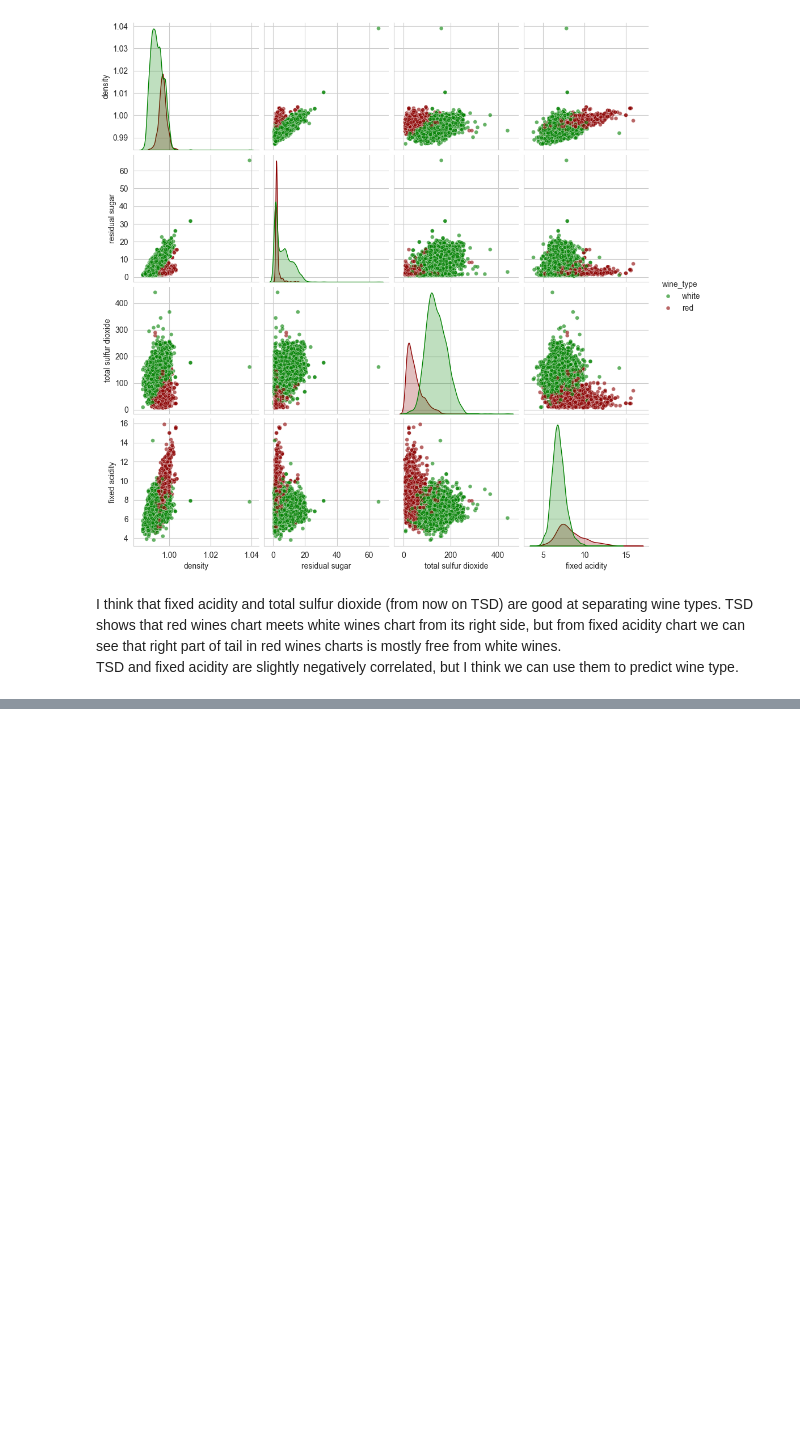
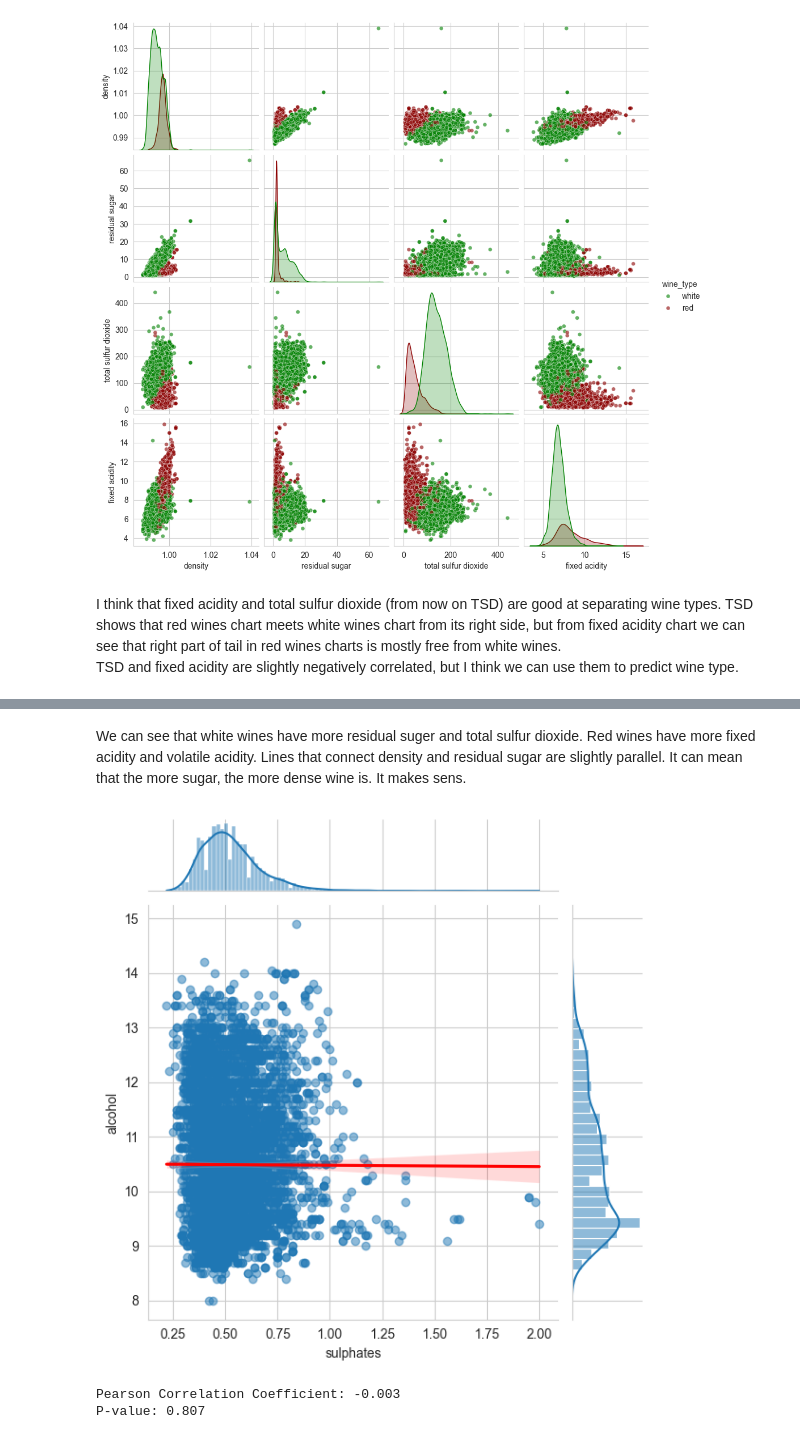
Before and after one commit to Spontaniczny/Data-Visualization, a Jupyter notebook: lab1/lab1.ipynb, the cells around one changed output, grey strips where cells are left out. Cells and saved outputs as stored; diff of their text form; code cells hidden in the pictures; blank space fills up the shorter version.

```diff
--- a/lab1/lab1.ipynb
+++ b/lab1/lab1.ipynb
@@ -214,0 +242,18 @@ TSD and fixed acidity are slightly negatively correlated, but I think we can use
+# %% [markdown]
+We can see that white wines have more residual suger and total sulfur dioxide. Red wines have more fixed acidity and volatile acidity.
+Lines that connect density and residual sugar are slightly parallel. It can mean that the more sugar, the more dense wine is. It makes sens.
+# %%
+sns.jointplot(data=wines, x="sulphates", y="alcohol", kind="reg", height=6, scatter_kws={'alpha': 0.5}, line_kws={'color': 'red'})
+
+plt.show()
+# %% [output]
+[figure, added]
+# %%
+from scipy.stats import pearsonr
+
+correlation, p_value = pearsonr(wines["sulphates"], wines["alcohol"])
+print(f"Pearson Correlation Coefficient: {correlation:.3f}")
+print(f"P-value: {p_value:.3f}")
+# %% [output]
+Pearson Correlation Coefficient: -0.003
+P-value: 0.807
```
Also changed, not shown: parts of 19 cells of this notebook.
